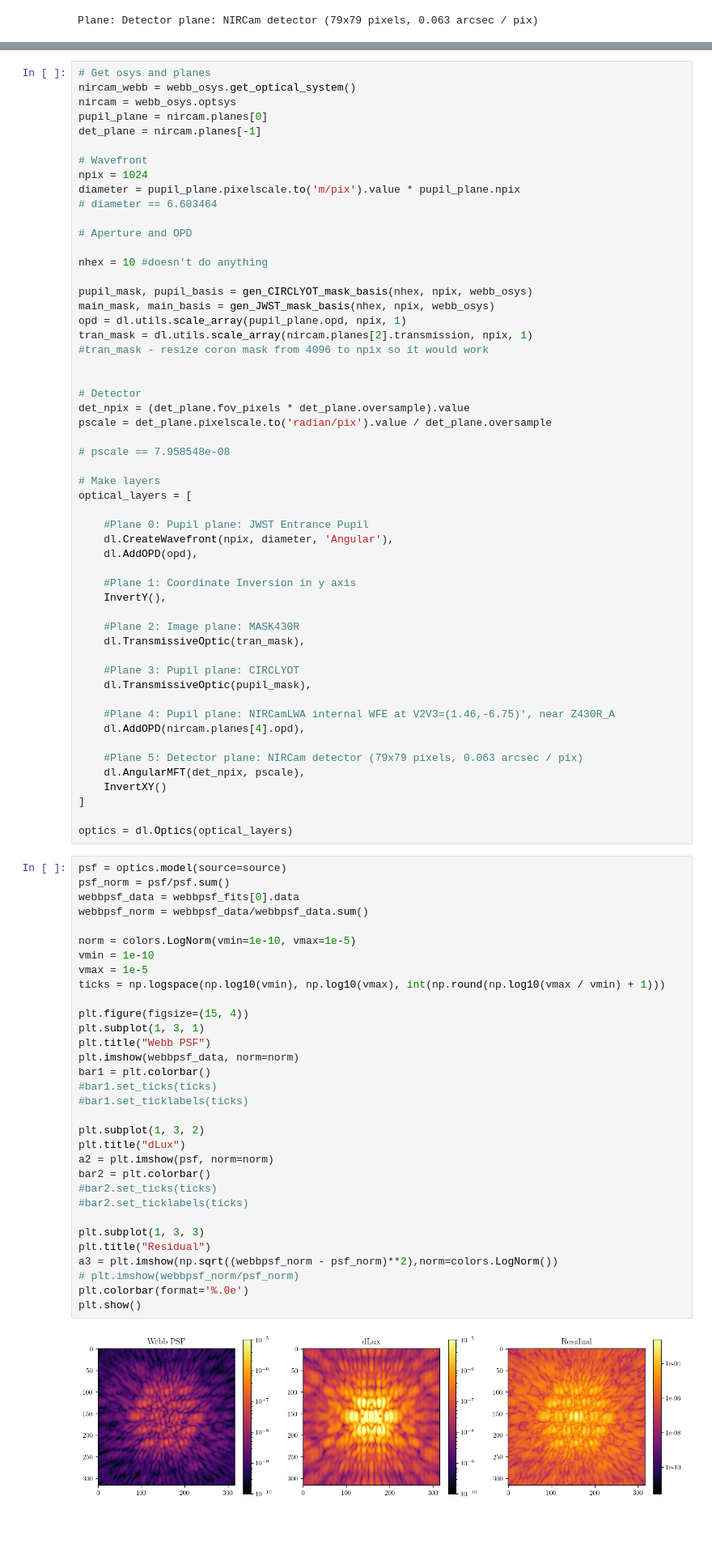
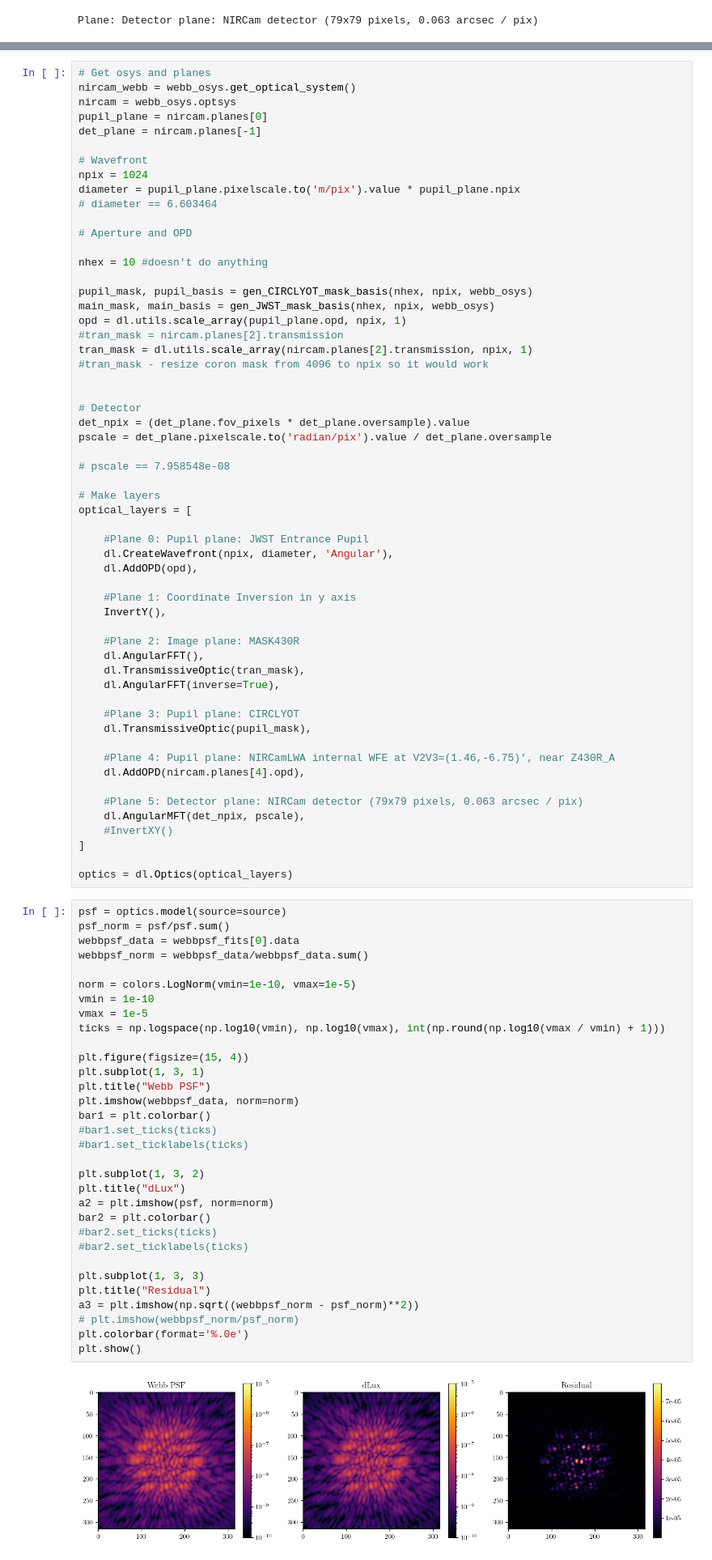
Before and after one commit to itroitskaya/optics, a Jupyter notebook: nircam_coron_start.ipynb, the cells around one changed output, grey strips where cells are left out. Shown at 81% size. Cells and saved outputs as stored; diff of their text form; blank space fills up the shorter version.

```diff
--- a/nircam_coron_start.ipynb
+++ b/nircam_coron_start.ipynb
@@ -325,6 +348,7 @@ nhex = 10 #doesn't do anything
 pupil_mask, pupil_basis = gen_CIRCLYOT_mask_basis(nhex, npix, webb_osys)
 main_mask, main_basis = gen_JWST_mask_basis(nhex, npix, webb_osys)
 opd = dl.utils.scale_array(pupil_plane.opd, npix, 1)
+#tran_mask = nircam.planes[2].transmission
 tran_mask = dl.utils.scale_array(nircam.planes[2].transmission, npix, 1)
 #tran_mask - resize coron mask from 4096 to npix so it would work
 
@@ -346,7 +370,9 @@ optical_layers = [
     InvertY(),
 
     #Plane 2: Image plane: MASK430R
+    dl.AngularFFT(),
     dl.TransmissiveOptic(tran_mask),
+    dl.AngularFFT(inverse=True),
 
     #Plane 3: Pupil plane: CIRCLYOT
     dl.TransmissiveOptic(pupil_mask),
@@ -356,7 +382,7 @@ optical_layers = [
 
     #Plane 5: Detector plane: NIRCam detector (79x79 pixels, 0.063 arcsec / pix)
     dl.AngularMFT(det_npix, pscale),
-    InvertXY()
+    #InvertXY()
 ]
 
 optics = dl.Optics(optical_layers)
@@ -365,32 +391,32 @@ psf = optics.model(source=source)
 psf_norm = psf/psf.sum()
 webbpsf_data = webbpsf_fits[0].data
 webbpsf_norm = webbpsf_data/webbpsf_data.sum()
 
 norm = colors.LogNorm(vmin=1e-10, vmax=1e-5)
 vmin = 1e-10
 vmax = 1e-5
 ticks = np.logspace(np.log10(vmin), np.log10(vmax), int(np.round(np.log10(vmax / vmin) + 1)))
 
 plt.figure(figsize=(15, 4))
 plt.subplot(1, 3, 1)
 plt.title("Webb PSF")
 plt.imshow(webbpsf_data, norm=norm)
 bar1 = plt.colorbar()
 #bar1.set_ticks(ticks)
 #bar1.set_ticklabels(ticks)
 
 plt.subplot(1, 3, 2)
 plt.title("dLux")
 a2 = plt.imshow(psf, norm=norm)
 bar2 = plt.colorbar()
 #bar2.set_ticks(ticks)
 #bar2.set_ticklabels(ticks)
 
 plt.subplot(1, 3, 3)
 plt.title("Residual")
-a3 = plt.imshow(np.sqrt((webbpsf_norm - psf_norm)**2),norm=colors.LogNorm())
+a3 = plt.imshow(np.sqrt((webbpsf_norm - psf_norm)**2))
 # plt.imshow(webbpsf_norm/psf_norm)
 plt.colorbar(format='%.0e')
 plt.show()
 # %% [output]
-[figure, old version]
+[figure, new version]
```
Also changed, not shown: parts of 2 cells of this notebook.
